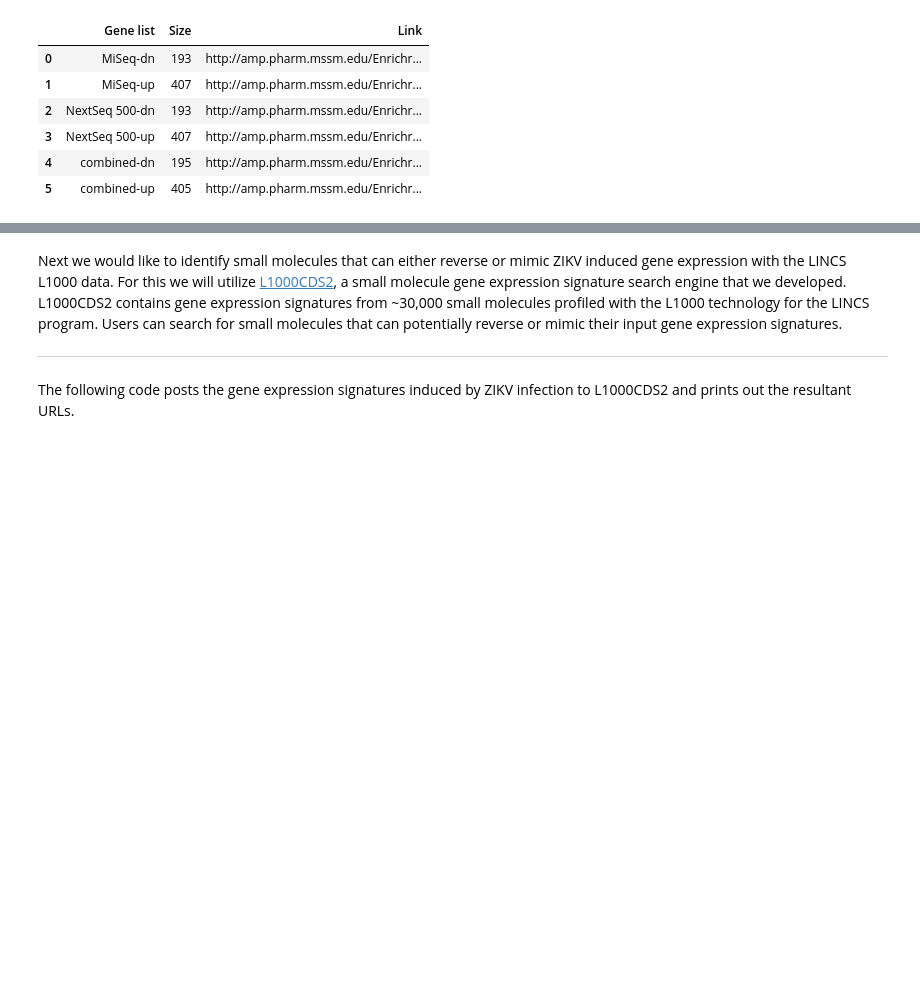
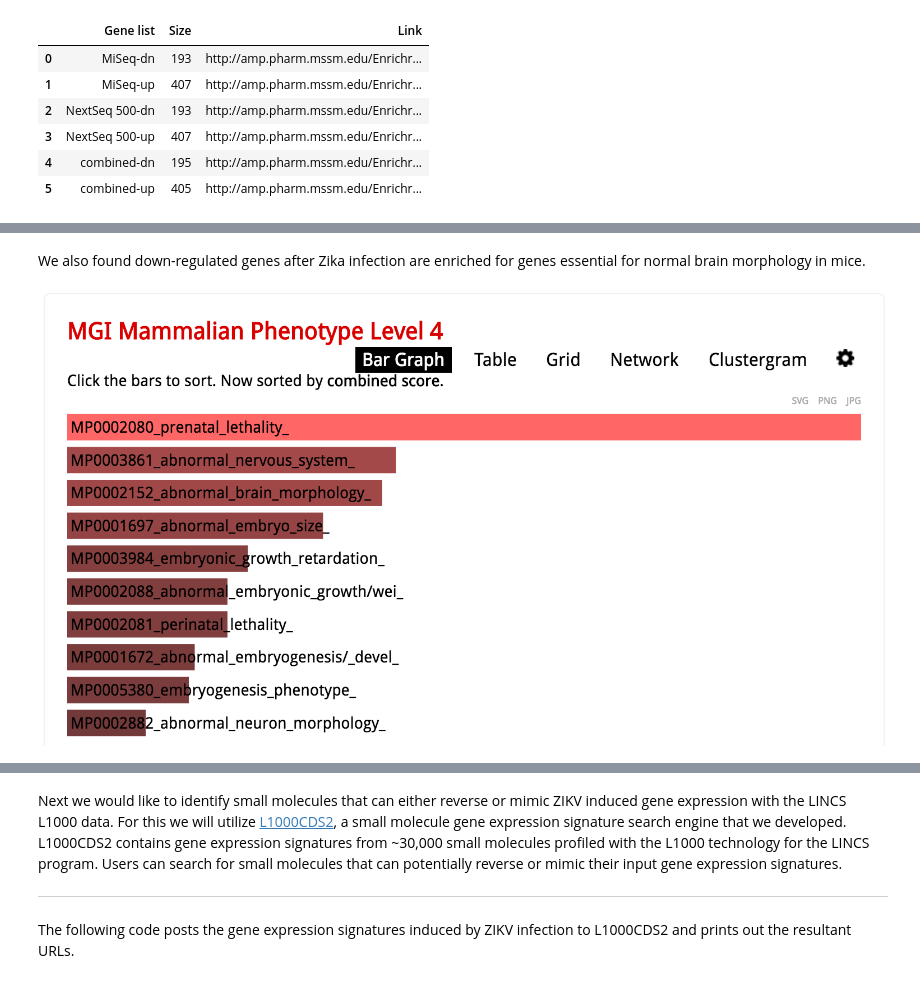
Before and after one commit to MaayanLab/Zika-RNAseq-Pipeline, a Jupyter notebook: Zika.ipynb, the cells around one changed output, grey strips where cells are left out. Drawn from its saved outputs; the diff is of its cells as text; code cells hidden in the pictures; blank space fills up the shorter version.

```diff
--- a/Zika.ipynb
+++ b/Zika.ipynb
@@ -321,0 +334,6 @@ HTML(enrichr_results['Enrichr_links'].to_html(escape=False))
+# %% [markdown]
+We also found down-regulated genes after Zika infection are enriched for genes essential for normal brain morphology in mice.
+# %%
+Image('img/combined-up_MGI4.png', width='600')
+# %% [output]
+[figure, added]
```
Also changed, not shown: parts of 11 cells of this notebook, 4 other files.
